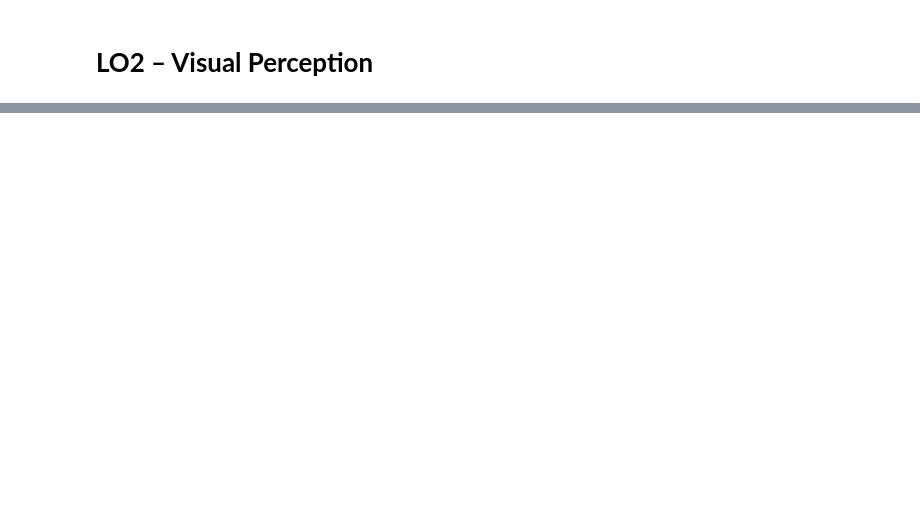
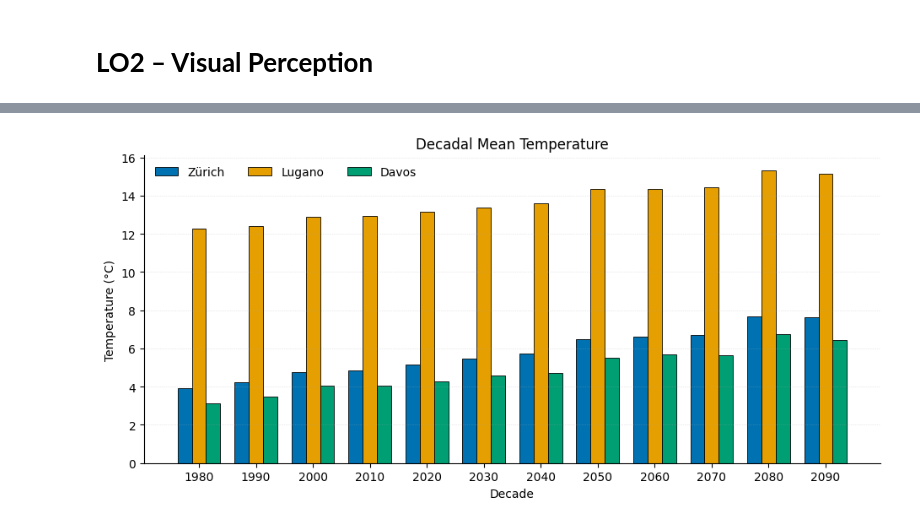
Before and after one commit to rodrigourech/gdv, a Jupyter notebook: notebooks/LO2_Visual_Perception.ipynb, the cells around one changed output, grey strips where cells are left out. Saved outputs shown, nothing was run; the diff lists cells and outputs as text; code cells hidden in the pictures; blank space fills up the shorter version.

```diff
--- a/notebooks/LO2_Visual_Perception.ipynb
+++ b/notebooks/LO2_Visual_Perception.ipynb
@@ -98,0 +116,89 @@ plt.show()
+# %%
+# ================================
+# Datenaufbereitung
+# ================================
+import numpy as np
+import pandas as pd
+import matplotlib.pyplot as plt
+
+tas = tas.copy()
+tas["decade"] = (tas["year"] // 10) * 10
+decadal = (
+    tas.groupby(["decade", "station"], as_index=False)["value"]
+       .mean()
+       .rename(columns={"value": "tas_dec_mean"})
+)
+
+stations = ["Zürich", "Lugano", "Davos"]  # Reihenfolge für die Balkengruppen
+decades  = np.array(sorted(decadal["decade"].unique()))
+x        = np.arange(len(decades))        # Gruppenpositionen (eine pro Dekade)
+bar_w    = 0.25                           # Breite je Balken
+
+
+# =========================================
+# Decadal Mean Temperature (Basic)
+# =========================================
+colors = {"Zürich": "#0072B2",   # blue
+          "Lugano": "#E69F00",   # orange
+          "Davos":  "#009E73"}   # green
+
+fig, ax = plt.subplots(figsize=(9.5, 4.6))
+
+for i, st in enumerate(stations):
+    sub = (decadal[decadal["station"] == st]
+           .set_index("decade")
+           .reindex(decades)["tas_dec_mean"])
+    ax.bar(
+        x + (i - 1)*bar_w, sub.values, width=bar_w,
+        label=st, color=colors[st],
+        edgecolor="black", linewidth=0.6
+    )
+
+ax.set_title("Decadal Mean Temperature")
+ax.set_xlabel("Decade")
+ax.set_ylabel("Temperature (°C)")
+ax.set_xticks(x)
+ax.set_xticklabels([str(d) for d in decades])
+ax.legend(frameon=False, ncol=3)
+ax.grid(True, axis="y", linestyle=":", linewidth=0.5, alpha=0.5)
+ax.spines[["top","right"]].set_visible(False)
+plt.tight_layout()
+plt.show()
+
+# =========================================
+# Zürich Highlighted
+# =========================================
+highlight = "Zürich"
+
+# Farbmapping für Highlight-Variante
+hl_colors = {"Zürich": "#D55E00",  # vermilion (kräftig)
+             "Lugano": "#E69F00",  # orange
+             "Davos":  "#009E73"}  # green
+
+fig, ax = plt.subplots(figsize=(9.5, 4.6))
+
+for i, st in enumerate(stations):
+    sub = (decadal[decadal["station"] == st]
+           .set_index("decade")
+           .reindex(decades)["tas_dec_mean"])
+    ax.bar(
+        x + (i - 1)*bar_w, sub.values, width=bar_w,
+        color=hl_colors[st],
+        alpha=1.0 if st == highlight else 0.55,   # andere Städte bleiben sichtbar
+        label=st,
+        edgecolor="black", linewidth=0.6,
+        hatch="" if st == highlight else None      # optional: Hatch weglassen für Fokus
+    )
+
+ax.set_title("Zürich Highlighted")
+ax.set_xlabel("Decade")
+ax.set_ylabel("Temperature (°C)")
+ax.set_xticks(x)
+ax.set_xticklabels([str(d) for d in decades])
+ax.legend(frameon=False, ncol=3)
+ax.grid(True, axis="y", linestyle=":", linewidth=0.5, alpha=0.5)
+ax.spines[["top","right"]].set_visible(False)
+plt.tight_layout()
+plt.show()
+# %% [output]
+[figure, added]
```
Also changed, not shown: parts of 5 cells of this notebook.
